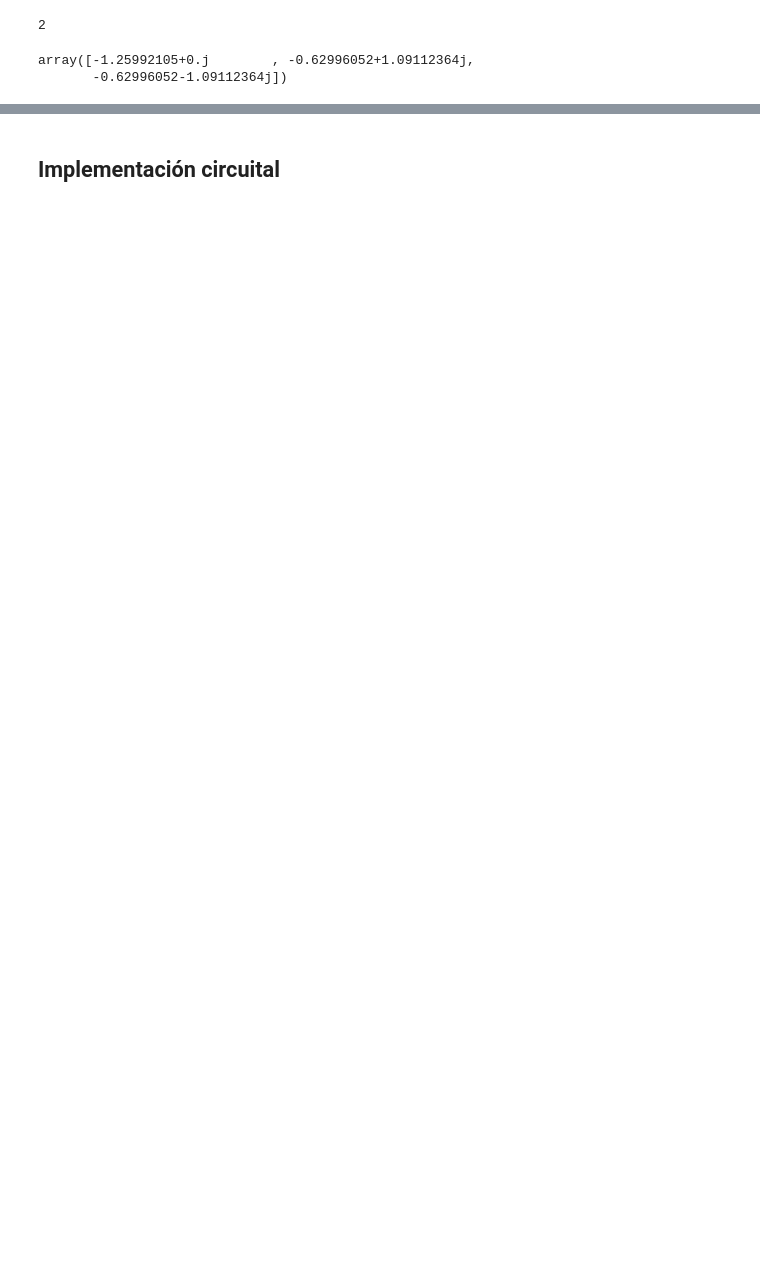
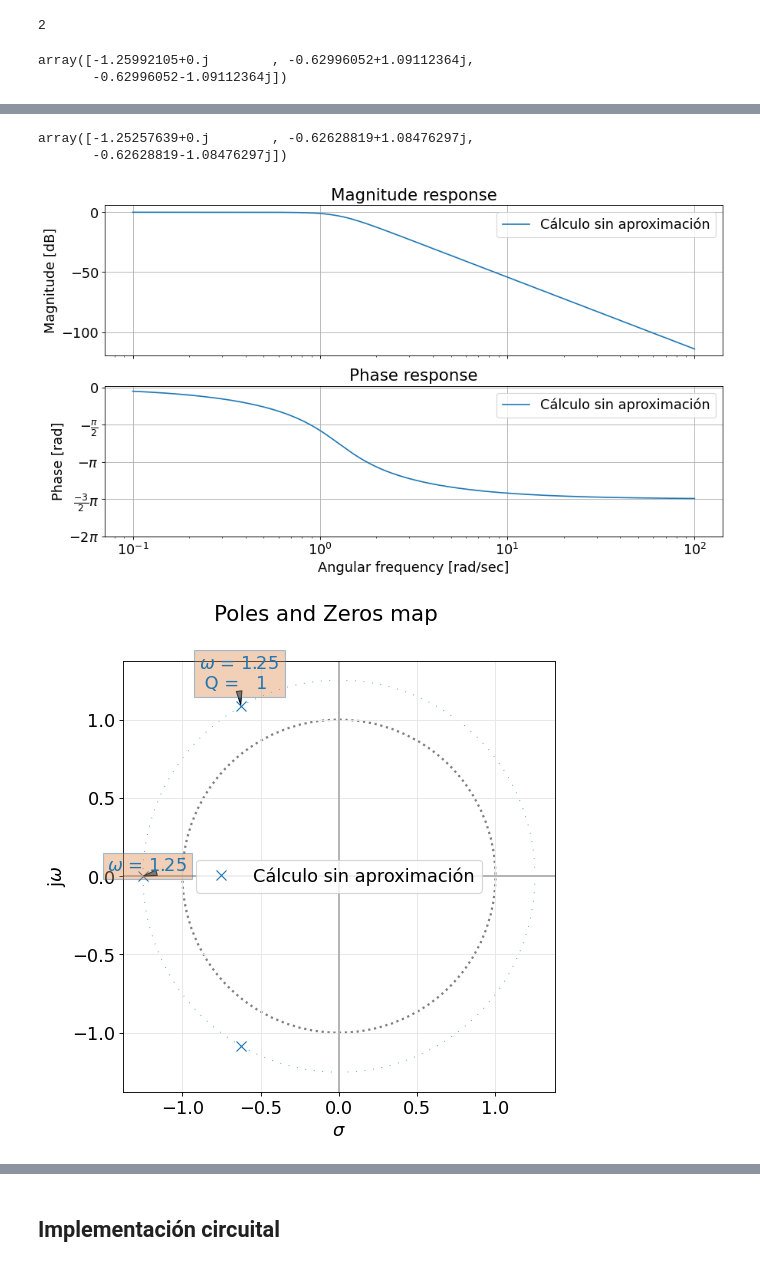
Before and after one commit to aletorres73/Facultad, a Jupyter notebook: TC2/JupyterNotebook/trabajo_semanal3_torres/TS3_Torres.ipynb, the cells around one changed output, grey strips where cells are left out. Cells and saved outputs as stored; diff of their text form; code cells hidden in the pictures; blank space fills up the shorter version.

```diff
--- a/TC2/JupyterNotebook/trabajo_semanal3_torres/TS3_Torres.ipynb
+++ b/TC2/JupyterNotebook/trabajo_semanal3_torres/TS3_Torres.ipynb
@@ -170,0 +189,16 @@ NameError: name 'H2' is not defined
+# %%
+#Función transferencia pasabajos: |T(s)|²= T(s)*T(-s)
+num2_lp = [1.965226731]
+den2_lp = [1,2.5051527748371,3.13789521926717,1.965226731]
+
+Ts = sig.TransferFunction(num2_lp,den2_lp)
+# %%
+np.roots(den2_lp)
+# %% [output]
+array([-1.25257639+0.j        , -0.62628819+1.08476297j,
+       -0.62628819-1.08476297j])
+# %%
+analyze_sys(Ts,["Cálculo sin aproximación"])
+# %% [output]
+[figure, added]
+[figure, added]
```
Also changed, not shown: parts of 26 cells of this notebook, 23 other files.
